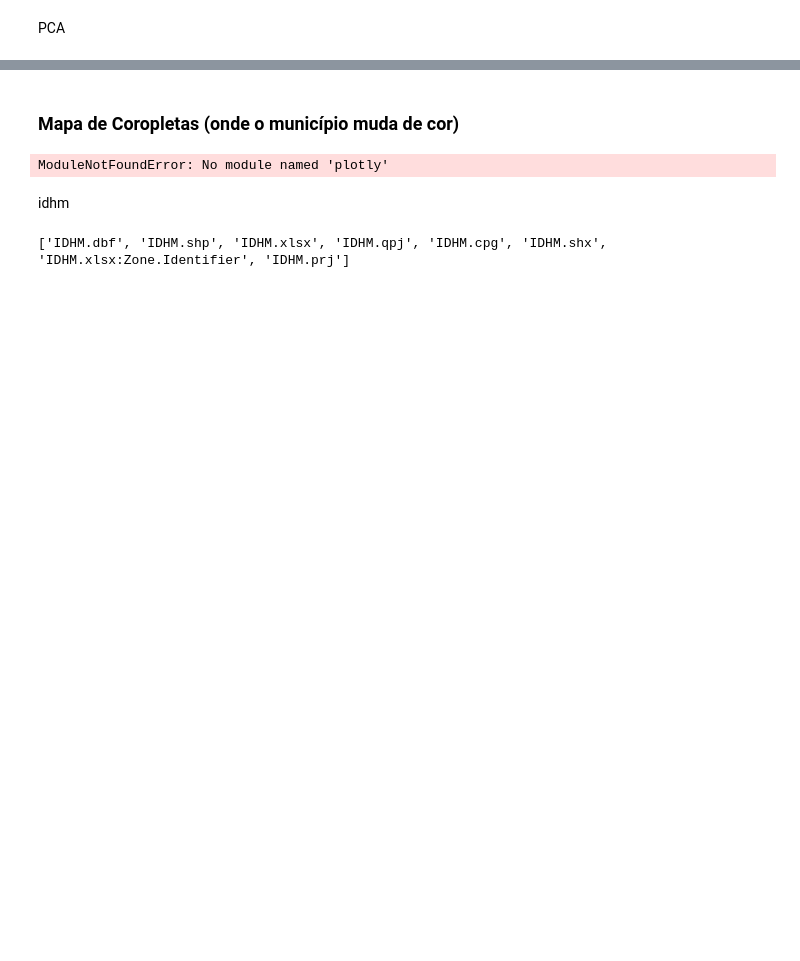
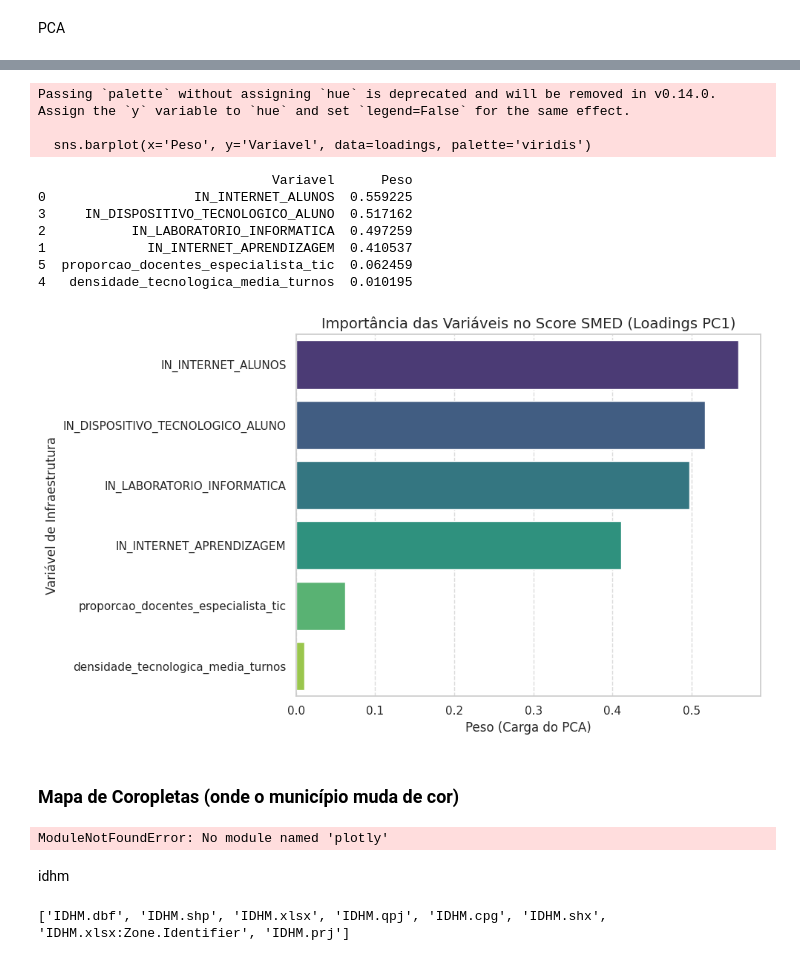
Before and after one commit to thalias-silva/education-digital-inequality-analysis, a Jupyter notebook: notebooks/02_analise_exclusao.ipynb, the cells around one changed output, grey strips where cells are left out. Saved outputs shown, nothing was run; the diff lists cells and outputs as text; code cells hidden in the pictures; blank space fills up the shorter version.

```diff
--- a/notebooks/02_analise_exclusao.ipynb
+++ b/notebooks/02_analise_exclusao.ipynb
@@ -939,3 +938,69 @@ Passing `palette` without assigning `hue` is deprecated and will be removed in v
+# %%
+import matplotlib.pyplot as plt
+import seaborn as sns
+import duckdb
+import pandas as pd
+import os
+
+DB_PATH = 'dbt_project/data/censo_escolar.duckdb'
+
+if not os.path.exists(DB_PATH):
+    print(f"❌ Arquivo não encontrado!")
+else:
+    con = duckdb.connect(DB_PATH, read_only=True)
+
+    # Corrigido: Sem espaços entre as vírgulas
+    con.execute("SET search_path='main_refined,main_staging,main'")
+
+    # Agora o select vai funcionar direto
+    df = con.execute("SELECT * FROM refined_censo_escolar").df()
+
+    pd.set_option('display.max_columns', None)
+
+# 1. Definindo as variáveis baseadas no seu novo SQL
+# Certifique-se de que estas colunas existem no seu DataFrame
+features_smed = [
+    'IN_INTERNET_ALUNOS', 'IN_INTERNET_APRENDIZAGEM', 'IN_LABORATORIO_INFORMATICA', 'IN_DISPOSITIVO_TECNOLOGICO_ALUNO', 'densidade_tecnologica_media_turnos','proporcao_docentes_especialista_tic'
+    # Se você quiser adicionar as flags de laboratório e aprendizagem,
+    # elas precisam ser numéricas (0 ou 1)
+]
+
+# 2. Preparando os dados
+x = df[features_smed].fillna(0)
+x_scaled = StandardScaler().fit_transform(x)
+
+# 3. PCA
+pca = PCA(n_components=1)
+pca.fit(x_scaled)
+
+# 4. Extraindo as Cargas (Weights)
+loadings = pd.DataFrame({
+    'Variavel': features_smed,
+    'Peso': pca.components_[0]
+}).sort_values(by='Peso', ascending=False)
+
+# 5. Gerando o Gráfico de Importância
+plt.figure(figsize=(10, 6))
+sns.barplot(x='Peso', y='Variavel', data=loadings, palette='viridis')
+plt.title('Importância das Variáveis no Score SMED (Loadings PC1)')
+plt.xlabel('Peso (Carga do PCA)')
+plt.ylabel('Variável de Infraestrutura')
+plt.grid(axis='x', linestyle='--', alpha=0.7)
+plt.tight_layout()
+plt.savefig('pesos_smed.png')
+print(loadings)
+# %% [output]
+Passing `palette` without assigning `hue` is deprecated and will be removed in v0.14.0. Assign the `y` variable to `hue` and set `legend=False` for the same effect.
+
+  sns.barplot(x='Peso', y='Variavel', data=loadings, palette='viridis')
+                              Variavel      Peso
+0                   IN_INTERNET_ALUNOS  0.559225
+3     IN_DISPOSITIVO_TECNOLOGICO_ALUNO  0.517162
+2           IN_LABORATORIO_INFORMATICA  0.497259
+1             IN_INTERNET_APRENDIZAGEM  0.410537
+5  proporcao_docentes_especialista_tic  0.062459
+4   densidade_tecnologica_media_turnos  0.010195
+[figure, added]
 # %% [markdown]
 ### Mapa de Coropletas (onde o município muda de cor)
 # %%
```
Also changed, not shown: parts of 21 cells of this notebook, 2 other files.
